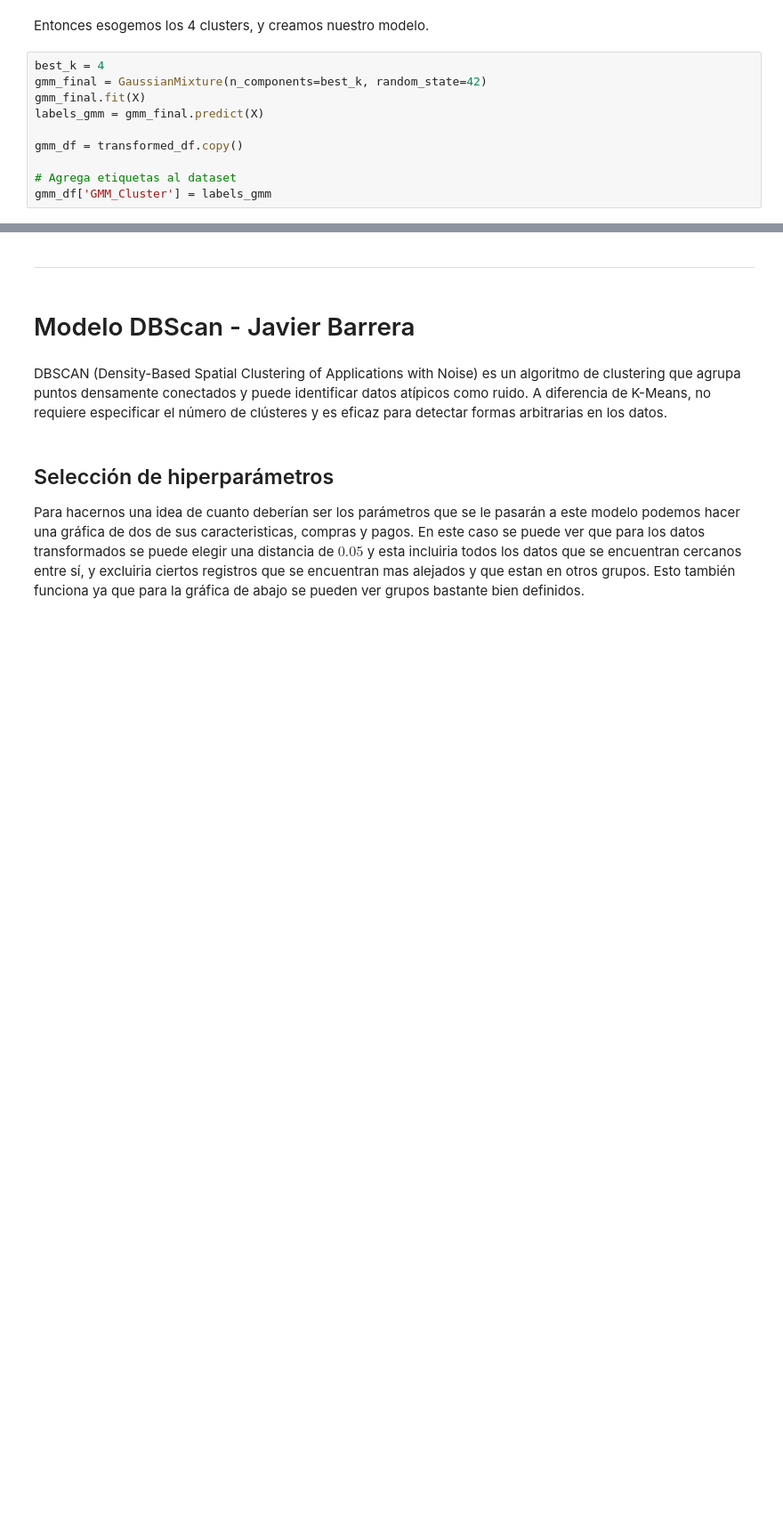
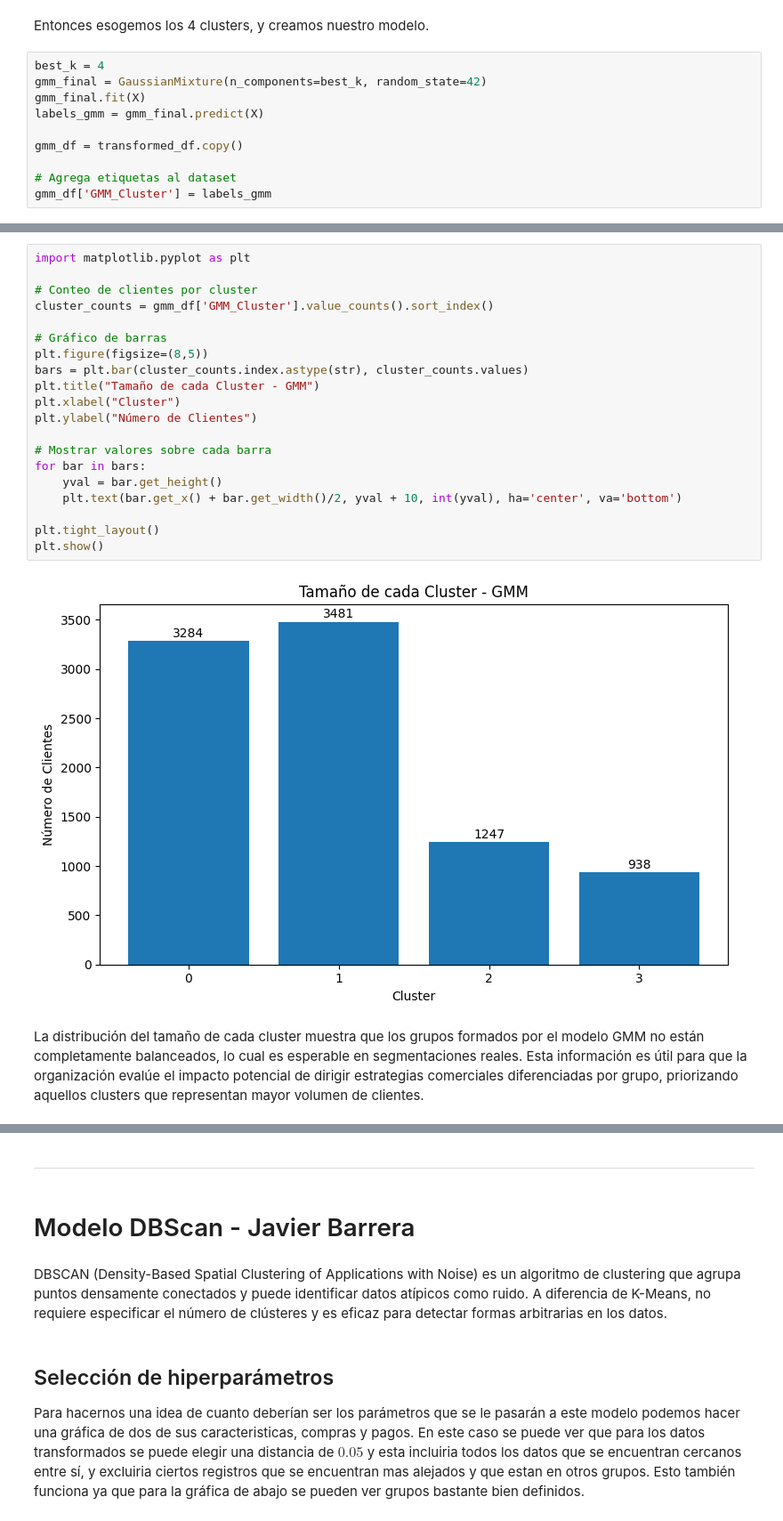
Before and after one commit to j4vierb/FinanzasAlpes-lab2, a Jupyter notebook: v1.ipynb, the cells around one changed output, grey strips where cells are left out. Shown at 89% size. Saved outputs shown, nothing was run; the diff lists cells and outputs as text; blank space fills up the shorter version.

```diff
--- a/v1.ipynb
+++ b/v1.ipynb
@@ -884,3 +891,27 @@ plt.show()
+# %%
+import matplotlib.pyplot as plt
+
+# Conteo de clientes por cluster
+cluster_counts = gmm_df['GMM_Cluster'].value_counts().sort_index()
+
+# Gráfico de barras
+plt.figure(figsize=(8,5))
+bars = plt.bar(cluster_counts.index.astype(str), cluster_counts.values)
+plt.title("Tamaño de cada Cluster - GMM")
+plt.xlabel("Cluster")
+plt.ylabel("Número de Clientes")
+
+# Mostrar valores sobre cada barra
+for bar in bars:
+    yval = bar.get_height()
+    plt.text(bar.get_x() + bar.get_width()/2, yval + 10, int(yval), ha='center', va='bottom')
+
+plt.tight_layout()
+plt.show()
+# %% [output]
+[figure, added]
+# %% [markdown]
+La distribución del tamaño de cada cluster muestra que los grupos formados por el modelo GMM no están completamente balanceados, lo cual es esperable en segmentaciones reales. Esta información es útil para que la organización evalúe el impacto potencial de dirigir estrategias comerciales diferenciadas por grupo, priorizando aquellos clusters que representan mayor volumen de clientes.
 # %%
 numerical_cols = gmm_df.select_dtypes(include=['number']).columns.drop('GMM_Cluster')
 
```
Also changed, not shown: parts of 4 cells of this notebook.
